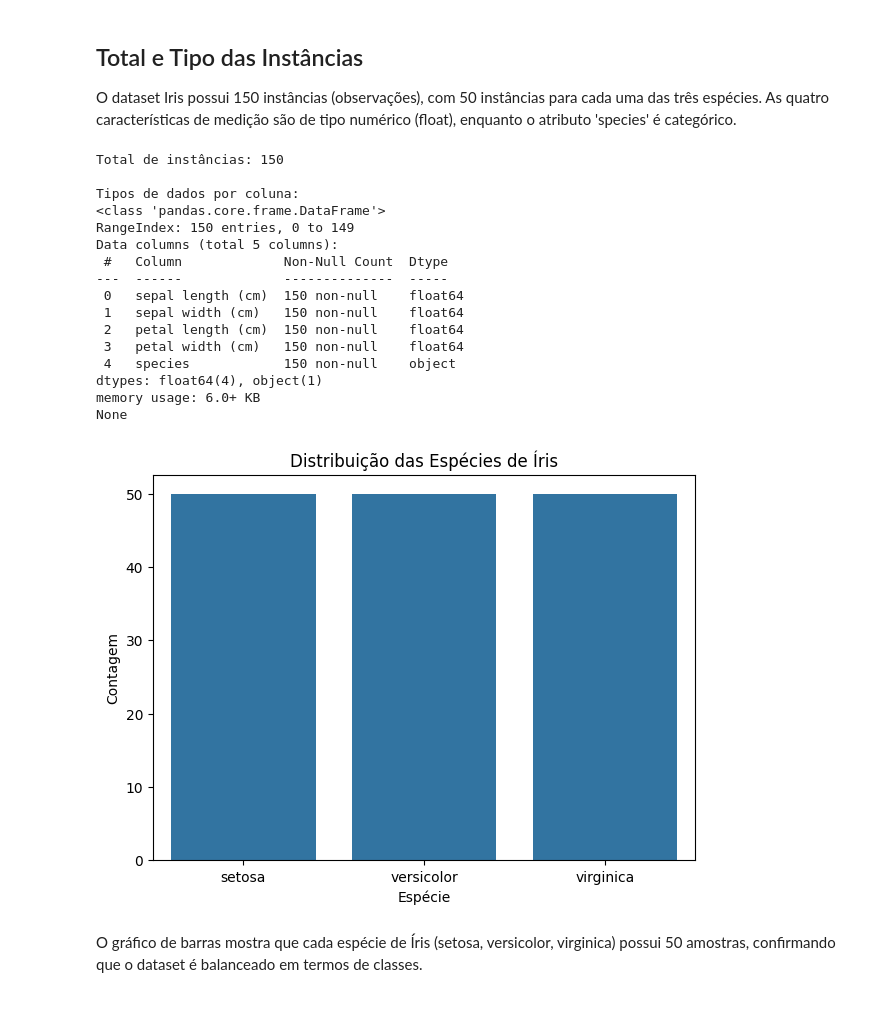
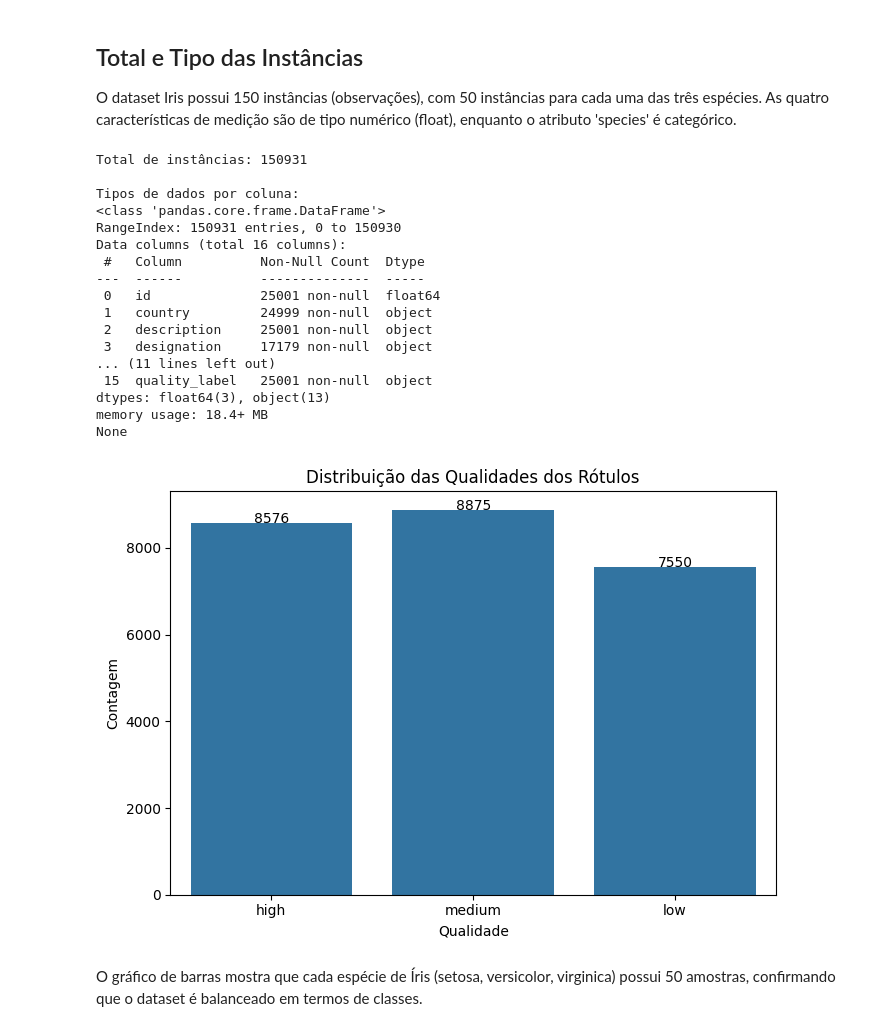
Before and after one commit to RodrigoMarenda/Analise_de_Dados, a Jupyter notebook: Wine_Quality.ipynb, the cells around one changed output. Cells and saved outputs as stored; diff of their text form; code cells hidden in the pictures.

```diff
--- a/Wine_Quality.ipynb
+++ b/Wine_Quality.ipynb
@@ -105,13 +105,13 @@ from sklearn.pipeline import Pipeline
 # Informa a URL de importação do dataset                 #
 #--------------------------------------------------------#
 
-#url ="https://raw.githubusercontent.com/RodrigoMarenda/Sports_Predictions/refs/heads/main/data/winemag-data_first25k.csv"
+url ="https://raw.githubusercontent.com/RodrigoMarenda/Sports_Predictions/refs/heads/main/data/winemag-data_first25k.csv"
 
 
 # Lê o arquivo
-#df = pd.read_csv(url, delimiter=';')
+df = pd.read_csv(url, delimiter=';', low_memory=False)
 
 
 # Exibir as primeiras linhas do DataFrame
-#df.head()
+df.head()
 # %% [output]
@@ -122,4 +123,0 @@ iris = load_iris()
-# %%
-# guardo o dataset em um dataframe
-df = pd.DataFrame(data=iris.data, columns=iris.feature_names)
-df['species'] = iris.target_names[iris.target]
@@ -146,32 +164,47 @@ print(f"Total de instâncias: {len(df)}")
 print("\nTipos de dados por coluna:")
 print(df.info())
 # %% [output]
-Total de instâncias: 150
+Total de instâncias: 150931
 
 Tipos de dados por coluna:
 <class 'pandas.core.frame.DataFrame'>
-RangeIndex: 150 entries, 0 to 149
-Data columns (total 5 columns):
- #   Column             Non-Null Count  Dtype
----  ------             --------------  -----
- 0   sepal length (cm)  150 non-null    float64
- 1   sepal width (cm)   150 non-null    float64
- 2   petal length (cm)  150 non-null    float64
- 3   petal width (cm)   150 non-null    float64
- 4   species            150 non-null    object
-dtypes: float64(4), object(1)
-memory usage: 6.0+ KB
+RangeIndex: 150931 entries, 0 to 150930
+Data columns (total 16 columns):
+ #   Column          Non-Null Count  Dtype
+---  ------          --------------  -----
+ 0   id              25001 non-null  float64
+ 1   country         24999 non-null  object
+ 2   description     25001 non-null  object
+ 3   designation     17179 non-null  object
+... (11 lines left out)
+ 15  quality_label   25001 non-null  object
+dtypes: float64(3), object(13)
+memory usage: 18.4+ MB
 None
-# %%
-plt.figure(figsize=(7, 5))
-# gráfico de barras simples
-sns.countplot(x='species', data=df)
-plt.title('Distribuição das Espécies de Íris')
-plt.xlabel('Espécie')
-plt.ylabel('Contagem')
-plt.show()
-# %% [output]
-[figure, removed]
+# %%
+#--------------------------------------------------------#
+# Mostra Grafico com a Distribuição das Classes          #
+#--------------------------------------------------------#
+plt.figure(figsize=(7, 5))
+
+# Captura o objeto Axes
+ax = sns.countplot(x='quality_label', data=df)
+
+plt.title('Distribuição das Qualidades dos Rótulos')
+plt.xlabel('Qualidade')
+plt.ylabel('Contagem')
+
+# Mostra os valores nas barras
+for p in ax.patches:
+    height = p.get_height()
+    ax.text(p.get_x() + p.get_width() / 2., height + 1, int(height),
+            ha="center", fontsize=10)
+
+#Plota o grafico
+plt.tight_layout()
+plt.show()
+# %% [output]
+[figure, added]
 # %% [markdown]
 O gráfico de barras mostra que cada espécie de Íris (setosa, versicolor, virginica) possui 50 amostras, confirmando que o dataset é balanceado em termos de classes.
 # %% [markdown]
```
Also changed, not shown: parts of 14 cells of this notebook.
